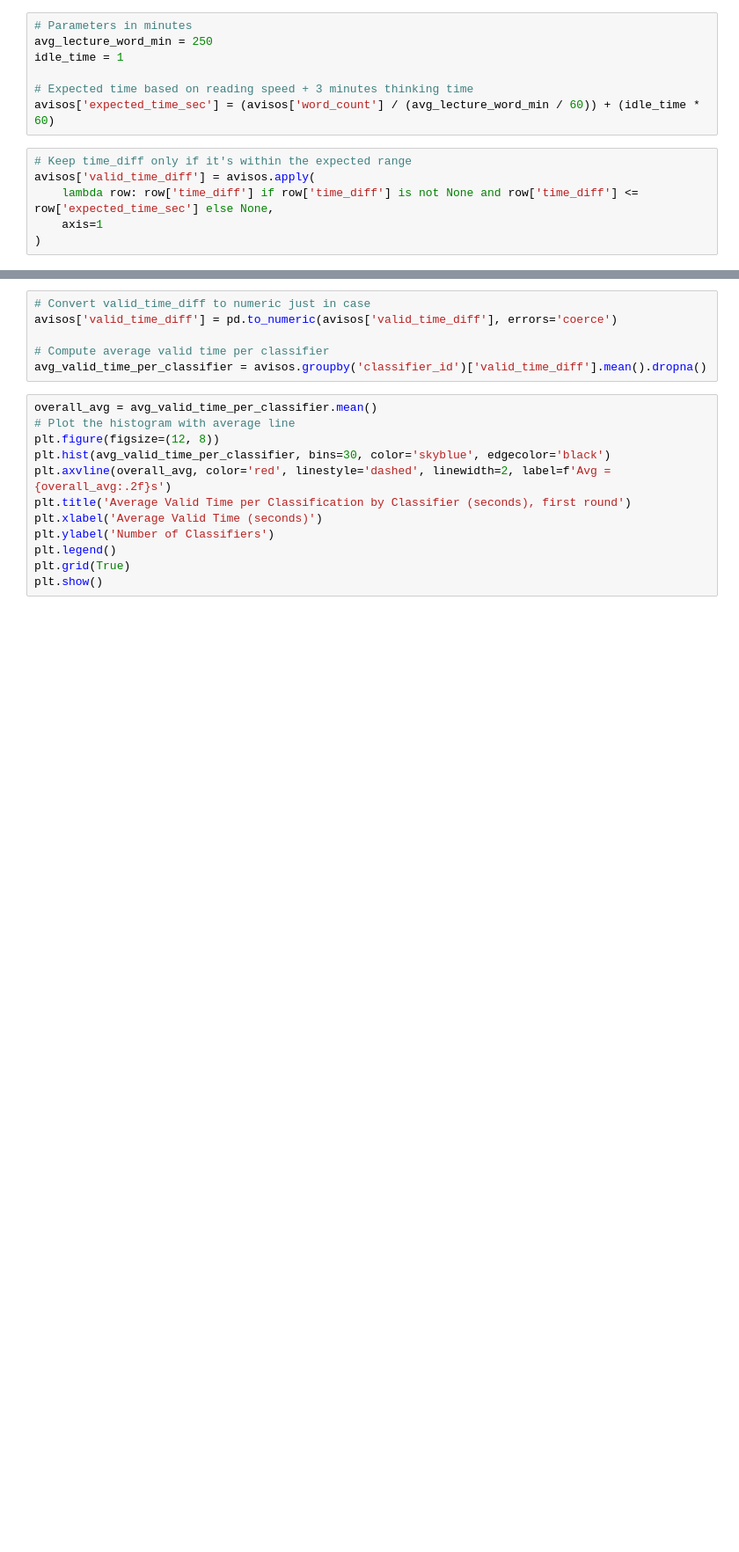
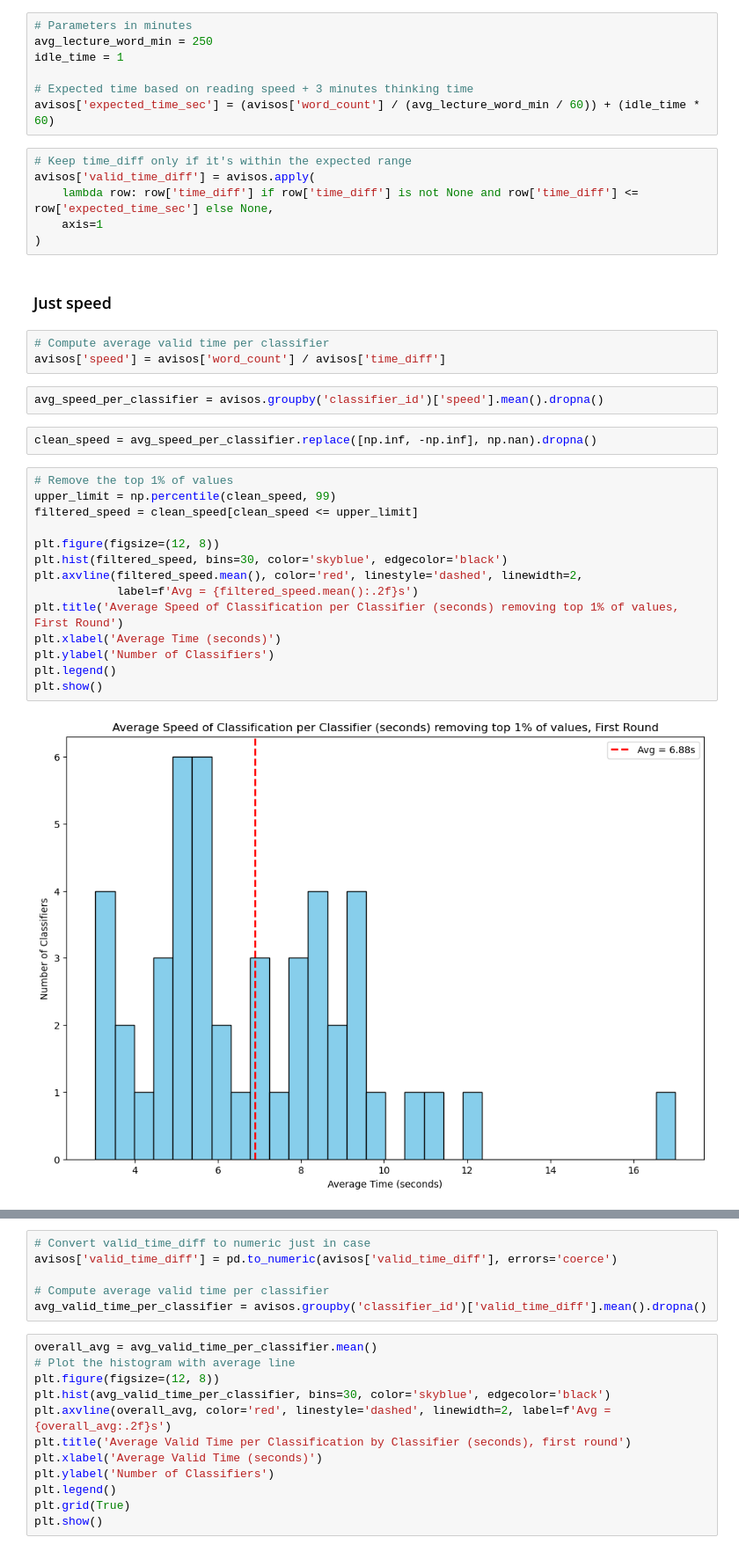
Before and after one commit to oejaramillo/WFH-Project, a Jupyter notebook: classification_proccess.ipynb, the cells around one changed output, grey strips where cells are left out. Shown at 88% size. Cells and saved outputs as stored; diff of their text form; blank space fills up the shorter version.

```diff
--- a/classification_proccess.ipynb
+++ b/classification_proccess.ipynb
@@ -321,3 +427,28 @@ avisos['valid_time_diff'] = avisos.apply(
     lambda row: row['time_diff'] if row['time_diff'] is not None and row['time_diff'] <= row['expected_time_sec'] else None,
     axis=1
 )
+# %% [markdown]
+### Just speed
+# %%
+# Compute average valid time per classifier
+avisos['speed'] = avisos['word_count'] / avisos['time_diff']
+# %%
+avg_speed_per_classifier = avisos.groupby('classifier_id')['speed'].mean().dropna()
+# %%
+clean_speed = avg_speed_per_classifier.replace([np.inf, -np.inf], np.nan).dropna()
+# %%
+# Remove the top 1% of values
+upper_limit = np.percentile(clean_speed, 99)
+filtered_speed = clean_speed[clean_speed <= upper_limit]
+
+plt.figure(figsize=(12, 8))
+plt.hist(filtered_speed, bins=30, color='skyblue', edgecolor='black')
+plt.axvline(filtered_speed.mean(), color='red', linestyle='dashed', linewidth=2,
+            label=f'Avg = {filtered_speed.mean():.2f}s')
+plt.title('Average Speed of Classification per Classifier (seconds) removing top 1% of values, First Round')
+plt.xlabel('Average Time (seconds)')
+plt.ylabel('Number of Classifiers')
+plt.legend()
+plt.show()
+# %% [output]
+[figure, added]
```
Also changed, not shown: parts of 77 cells of this notebook, 4 other files.
